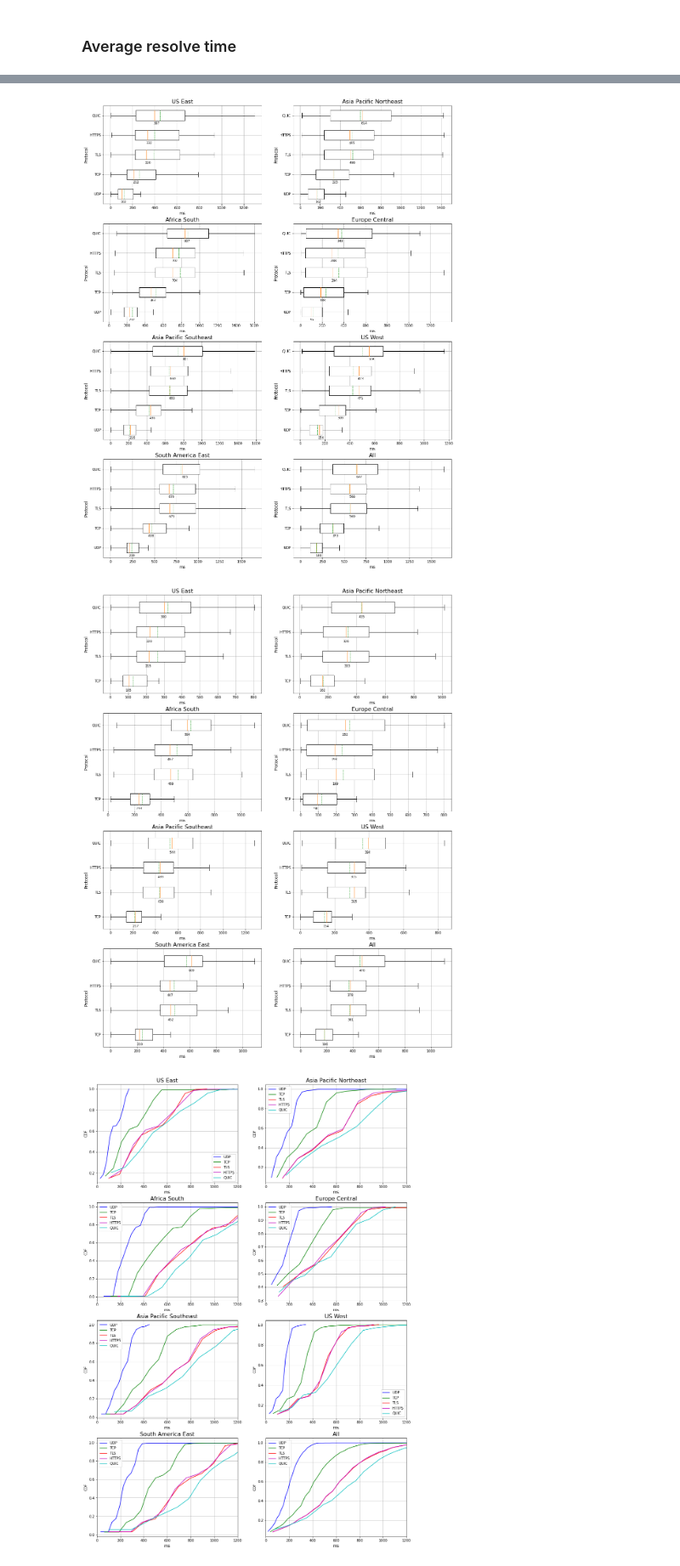
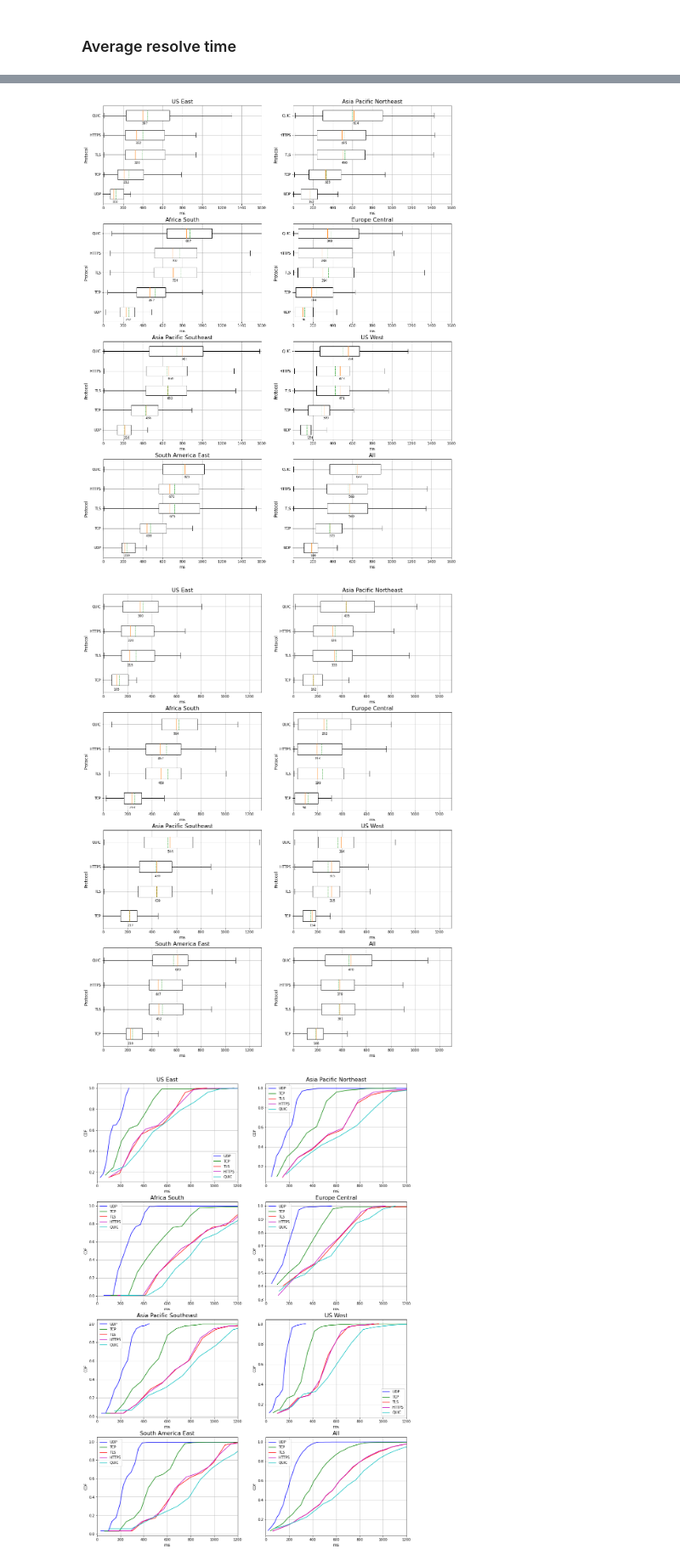
Before and after one commit to justus237/dns-analysis, a Jupyter notebook: Performance.ipynb, the cells around one changed output, grey strips where cells are left out. Shown at 85% size. Cells and saved outputs as stored; diff of their text form; code cells hidden in the pictures.

```diff
--- a/Performance.ipynb
+++ b/Performance.ipynb
@@ -16,14 +16,16 @@ from colors import Colors
 connection = sq.connect("./performance-measurements/merged.db")
 connection.row_factory = sq.Row
 # %%
-vantage_points = {'US East':                  {'short': 'us-east_'},
+vantage_points = {
+                  'US East':                  {'short': 'us-east_'},
                   'Asia Pacific Northeast':   {'short': 'ap-northeast_'},
                   'Africa South':             {'short': 'af-south_'},
                   'Europe Central':           {'short': 'eu-central_'},
                   'Asia Pacific Southeast':   {'short': 'ap-southeast_'},
                   'US West':                  {'short': 'us-west_'},
                   'South America East':       {'short': 'sa-east_'},
-                  'All':                      {'short': ''}}
+                  'All':                      {'short': ''}
+                 }
 # %%
 def average(items, key):
     total = 0
@@ -524,6 +526,7 @@ for key, vp in vantage_points.items():
         x, y = median.get_data()
         ax[int(i/2),i%2].text(x[0] - 9, y[0] - 0.2, "{:.0f}".format(x[0]), fontsize = 9, color='black')
 
+    ax[int(i/2),i%2].set_xlim(0, 1600)
     ax[int(i/2),i%2].set_yticklabels(["UDP", "TCP", "TLS", "HTTPS", "QUIC"])
     ax[int(i/2),i%2].set_xlabel('ms', fontsize = 12)
     ax[int(i/2),i%2].set_ylabel("Protocol", fontsize = 12)
@@ -534,41 +537,42 @@ for key, vp in vantage_points.items():
 plt.savefig("figures/total_time_boxplot.pdf", bbox_inches='tight')
 plt.show()
 # %% [output]
-[figure, old version]
+[figure, new version]
 # %%
 for key, vp in vantage_points.items():
     vp['setup_time'] = {
     'UDP': list(map(lambda x: x["udp_socket_setup_duration"] / 1000000, vp['UDP'])),
     'TCP': list(map(lambda x: x["tcp_handshake_duration"] / 1000000, vp['TCP'])),
     'TLS': list(map(lambda x: (x["tcp_handshake_duration"] + x["tls_handshake_duration"]) / 1000000, vp['TLS'])),
     'HTTPS': list(map(lambda x: (x["tcp_handshake_duration"] + x["tls_handshake_duration"]) / 1000000, vp['HTTPS'])),
     'QUIC': list(map(lambda x: x["q_ui_c_handshake_duration"] / 1000000, vp['QUIC']))
     }
 
 
 i = 0
 fig, ax = plt.subplots(4, 2, figsize=(18, 24))
 for key, vp in vantage_points.items():
     st = vp['setup_time']
     bp = ax[int(i/2),i%2].boxplot([st['TCP'], st['TLS'], st['HTTPS'], st['QUIC']], vert = 0, showfliers = False, patch_artist=True, meanline = True, showmeans = True)
     setBoxesWhite(bp)
 
     for median in bp["medians"]:
         x, y = median.get_data()
         ax[int(i/2),i%2].text(x[0] - 20, y[0] - 0.2, "{:.0f}".format(x[0]), fontsize = 9, color='black')
 
+    ax[int(i/2),i%2].set_xlim(0, 1300)
     ax[int(i/2),i%2].set_yticklabels(["TCP", "TLS", "HTTPS", "QUIC"])
     ax[int(i/2),i%2].set_xlabel("ms", fontsize = 12)
     ax[int(i/2),i%2].set_ylabel("Protocol", fontsize = 12)
     ax[int(i/2),i%2].set_title(key, fontsize = 16)
     ax[int(i/2),i%2].grid()
     i += 1
 
 
 plt.savefig("figures/handshake_time_boxplot.pdf", bbox_inches='tight')
 plt.show(bp)
 # %% [output]
-[figure, old version]
+[figure, new version]
 # %%
 i = 0
 fig, ax = plt.subplots(4, 2, figsize=(16, 24))
```
Also changed, not shown: 41 other files.
